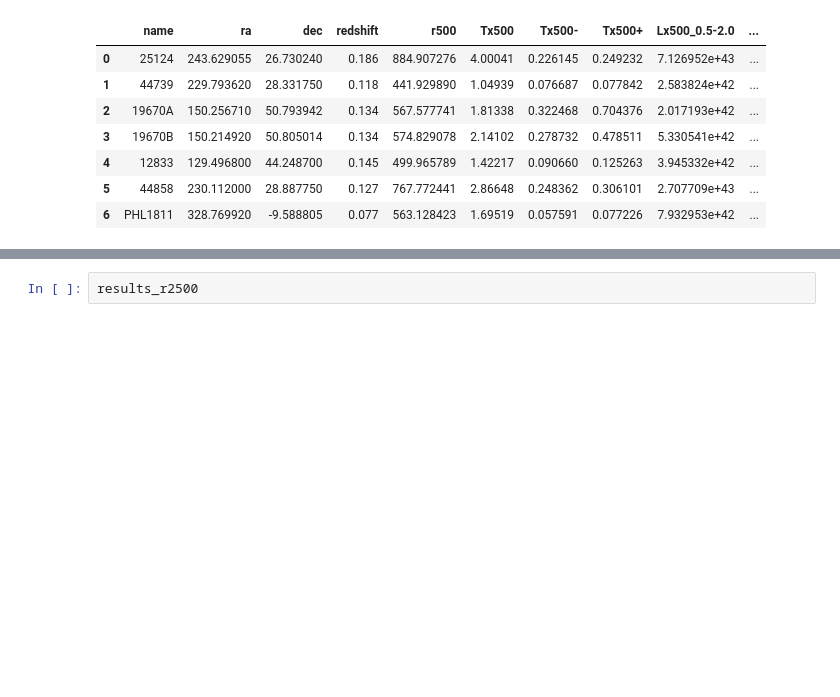
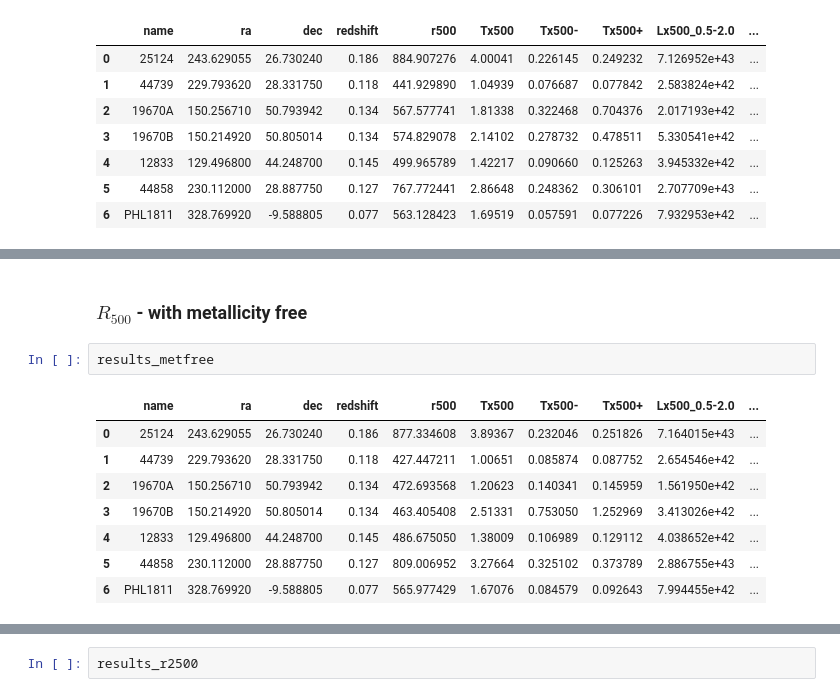
Before and after one commit to DavidT3/OVI_groups, a Jupyter notebook: notebooks/running_LTR_pipeline.ipynb, the cells around one changed output, grey strips where cells are left out. Saved outputs shown, nothing was run; the diff lists cells and outputs as text; blank space fills up the shorter version.

```diff
--- a/notebooks/running_LTR_pipeline.ipynb
+++ b/notebooks/running_LTR_pipeline.ipynb
@@ -107,0 +133,13 @@ rad_hist
+# %% [markdown]
+### $R_{500}$ - with metallicity free
+# %%
+results_metfree
+# %% [output]
+|  | name | ra | dec | redshift | r500 | Tx500 | Tx500- | Tx500+ | Lx500_0.5-2.0 | ... |
+| 0 | 25124 | 243.629055 | 26.730240 | 0.186 | 877.334608 | 3.89367 | 0.232046 | 0.251826 | 7.164015e+43 | ... |
+| 1 | 44739 | 229.793620 | 28.331750 | 0.118 | 427.447211 | 1.00651 | 0.085874 | 0.087752 | 2.654546e+42 | ... |
+| 2 | 19670A | 150.256710 | 50.793942 | 0.134 | 472.693568 | 1.20623 | 0.140341 | 0.145959 | 1.561950e+42 | ... |
+| 3 | 19670B | 150.214920 | 50.805014 | 0.134 | 463.405408 | 2.51331 | 0.753050 | 1.252969 | 3.413026e+42 | ... |
+| 4 | 12833 | 129.496800 | 44.248700 | 0.145 | 486.675050 | 1.38009 | 0.106989 | 0.129112 | 4.038652e+42 | ... |
+| 5 | 44858 | 230.112000 | 28.887750 | 0.127 | 809.006952 | 3.27664 | 0.325102 | 0.373789 | 2.886755e+43 | ... |
+| 6 | PHL1811 | 328.769920 | -9.588805 | 0.077 | 565.977429 | 1.67076 | 0.084579 | 0.092643 | 7.994455e+42 | ... |
```
Also changed, not shown: parts of 22 cells of this notebook, 2 other files.
